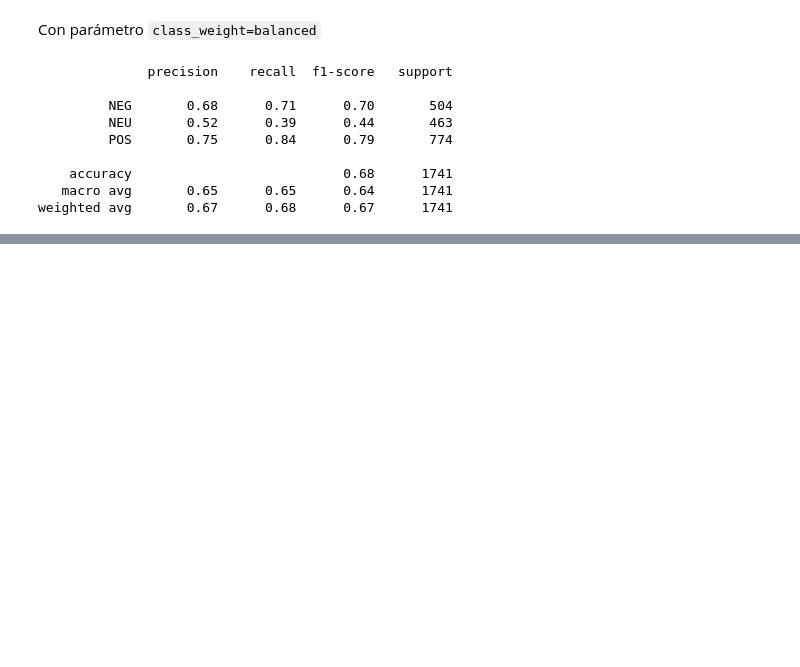
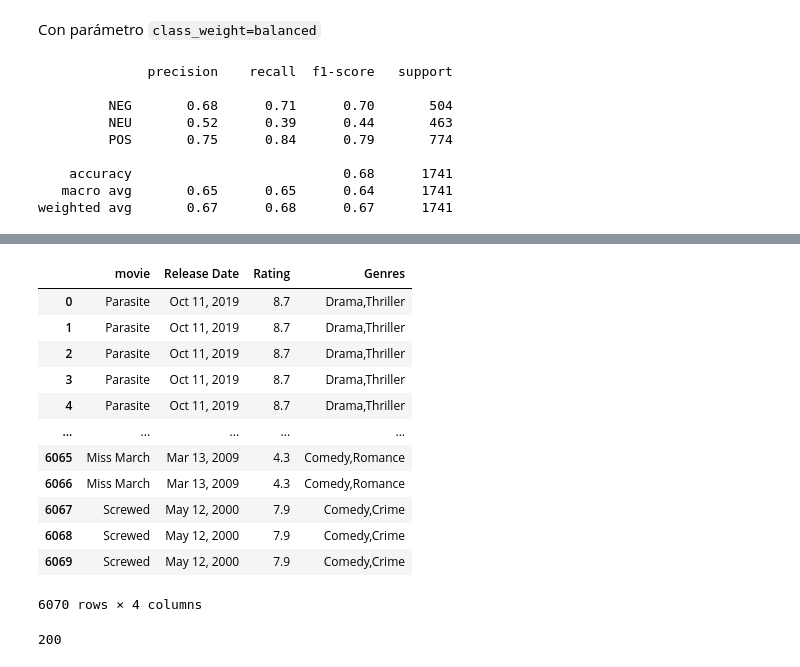
Before and after one commit to jugarbus/Proyecto_NLP, a Jupyter notebook: proyecto_NLP.ipynb, the cells around one changed output, grey strips where cells are left out. Cells and saved outputs as stored; diff of their text form; code cells hidden in the pictures; blank space fills up the shorter version.

```diff
--- a/proyecto_NLP.ipynb
+++ b/proyecto_NLP.ipynb
@@ -924,0 +1063,8 @@ weighted avg       0.67      0.68      0.67      1741
+# %%
+from sklearn.preprocessing import LabelEncoder
+
+label_enc = LabelEncoder()
+df["label"] = label_enc.fit_transform(df["sentiment"])  # crea columna 'label' numérica
+
+# Dataset para Hugging Face con la nueva columna
+hf_dataset = Dataset.from_pandas(df[['review', 'label']])
@@ -924,0 +1379,20 @@ weighted avg       0.67      0.68      0.67      1741
+# %%
+movies_df
+# %% [output]
+|  | movie | Release Date | Rating | Genres |
+| 0 | Parasite | Oct 11, 2019 | 8.7 | Drama,Thriller |
+| 1 | Parasite | Oct 11, 2019 | 8.7 | Drama,Thriller |
+| 2 | Parasite | Oct 11, 2019 | 8.7 | Drama,Thriller |
+| 3 | Parasite | Oct 11, 2019 | 8.7 | Drama,Thriller |
+| 4 | Parasite | Oct 11, 2019 | 8.7 | Drama,Thriller |
+| ... | ... | ... | ... | ... |
+| 6065 | Miss March | Mar 13, 2009 | 4.3 | Comedy,Romance |
+| 6066 | Miss March | Mar 13, 2009 | 4.3 | Comedy,Romance |
+| 6067 | Screwed | May 12, 2000 | 7.9 | Comedy,Crime |
+| 6068 | Screwed | May 12, 2000 | 7.9 | Comedy,Crime |
+| 6069 | Screwed | May 12, 2000 | 7.9 | Comedy,Crime |
+6070 rows × 4 columns
+# %%
+len(list(movies_df['movie'].unique()))
+# %% [output]
+200
```
Also changed, not shown: parts of 52 cells of this notebook.
